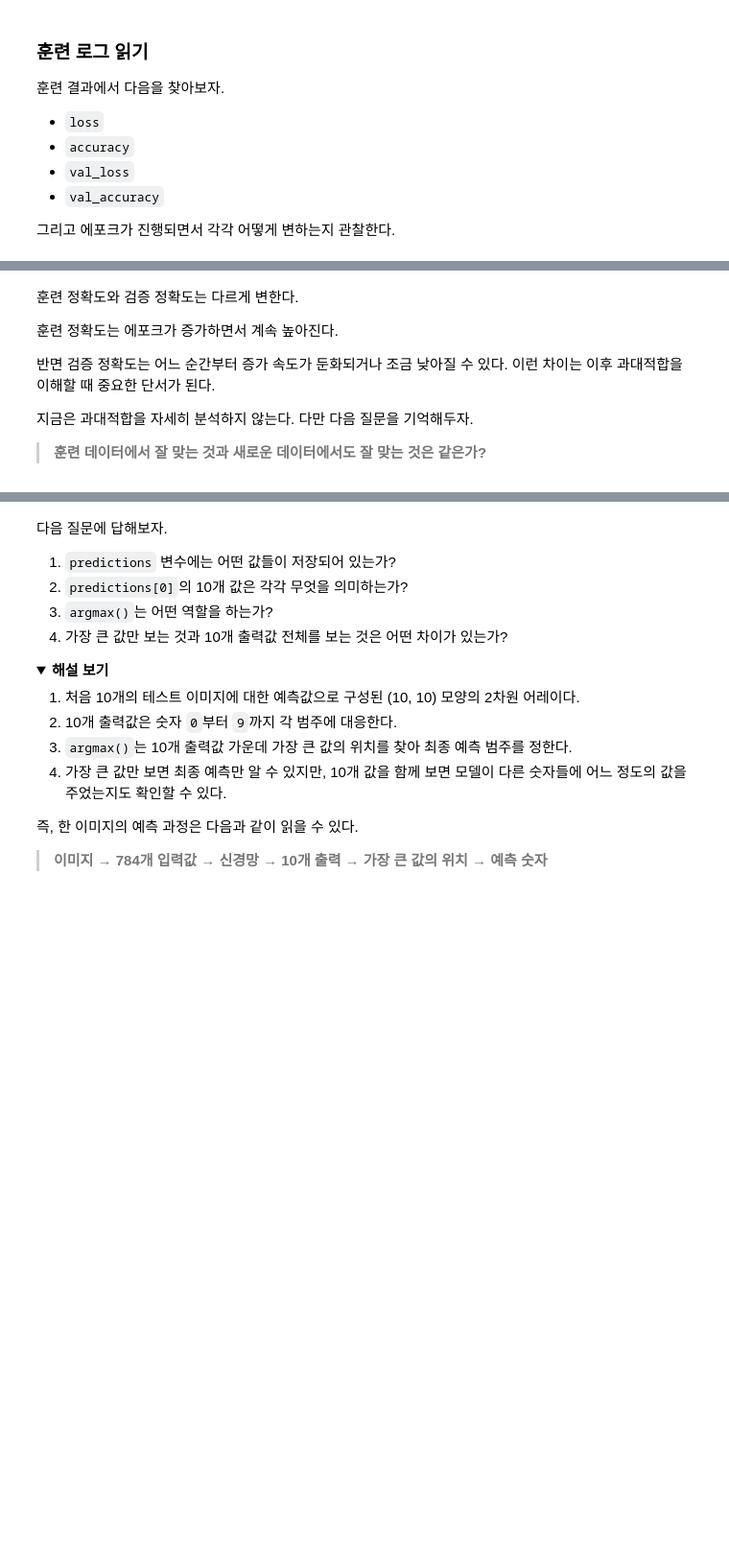
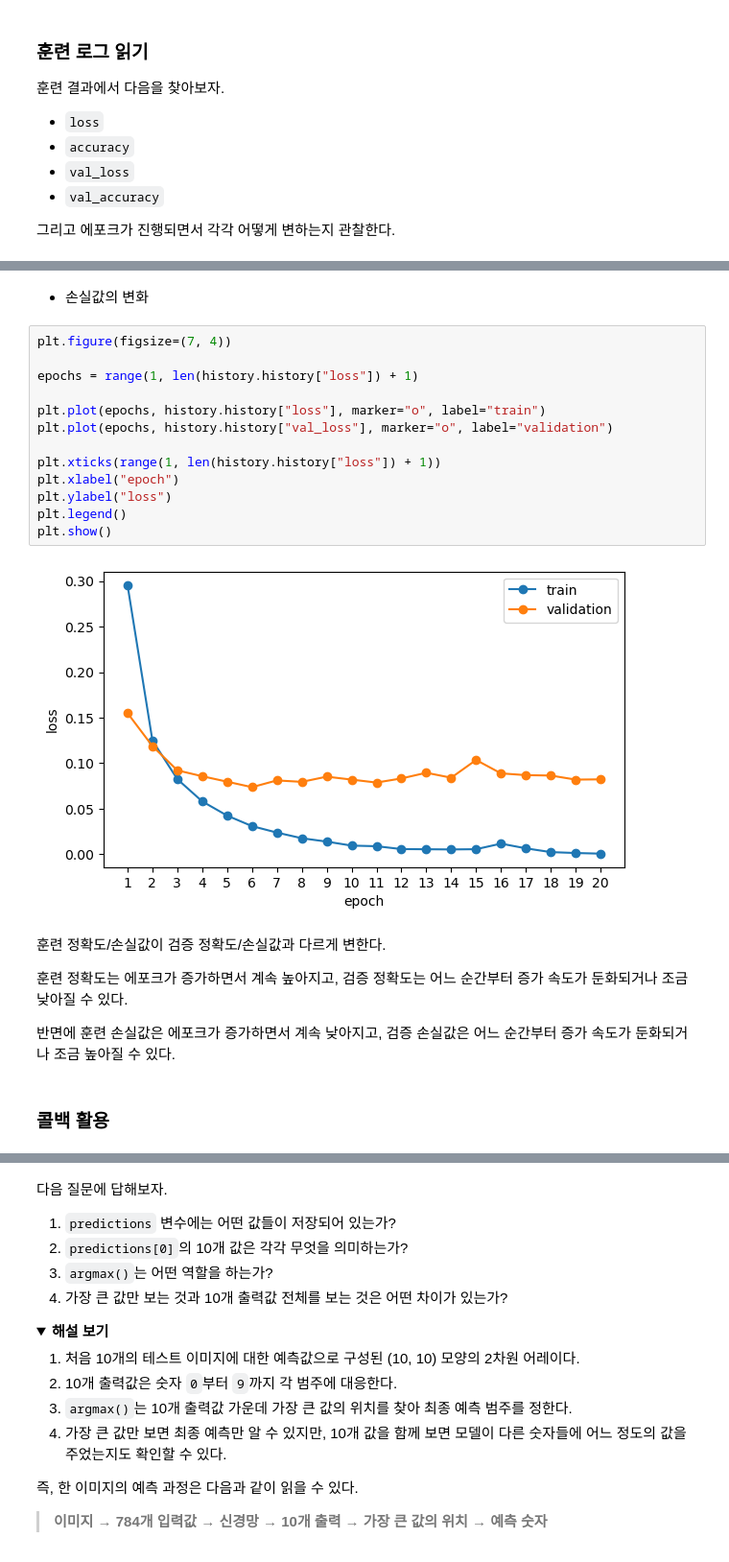
Before and after one commit to codingalzi/code-workout-dlp, a Jupyter notebook: P1_lab_mlp.ipynb, the cells around one changed output, grey strips where cells are left out. Shown at 96% size. Cells and saved outputs as stored; diff of their text form; folded sections open; blank space fills up the shorter version.

```diff
--- a/P1_lab_mlp.ipynb
+++ b/P1_lab_mlp.ipynb
@@ -307,10 +322,25 @@ plt.show()
+# %% [markdown]
+- 손실값의 변화
+# %%
+plt.figure(figsize=(7, 4))
+
+epochs = range(1, len(history.history["loss"]) + 1)
+
+plt.plot(epochs, history.history["loss"], marker="o", label="train")
+plt.plot(epochs, history.history["val_loss"], marker="o", label="validation")
+
+plt.xticks(range(1, len(history.history["loss"]) + 1))
+plt.xlabel("epoch")
+plt.ylabel("loss")
+plt.legend()
+plt.show()
+# %% [output]
+[figure, added]
 # %% [markdown]
-훈련 정확도와 검증 정확도는 다르게 변한다.
+훈련 정확도/손실값이 검증 정확도/손실값과 다르게 변한다.
 
-훈련 정확도는 에포크가 증가하면서 계속 높아진다.
+훈련 정확도는 에포크가 증가하면서 계속 높아지고, 검증 정확도는 어느 순간부터 증가 속도가 둔화되거나 조금 낮아질 수 있다.
 
-반면 검증 정확도는 어느 순간부터 증가 속도가 둔화되거나 조금 낮아질 수 있다. 이런 차이는 이후 과대적합을 이해할 때 중요한 단서가 된다.
-
-지금은 과대적합을 자세히 분석하지 않는다. 다만 다음 질문을 기억해두자.
-
-> **훈련 데이터에서 잘 맞는 것과 새로운 데이터에서도 잘 맞는 것은 같은가?**
+반면에 훈련 손실값은 에포크가 증가하면서 계속 낮아지고, 검증 손실값은 어느 순간부터 증가 속도가 둔화되거나 조금 높아질 수 있다.
+# %% [markdown]
+### 콜백 활용
```
Also changed, not shown: parts of 23 cells of this notebook, 1 other file.
